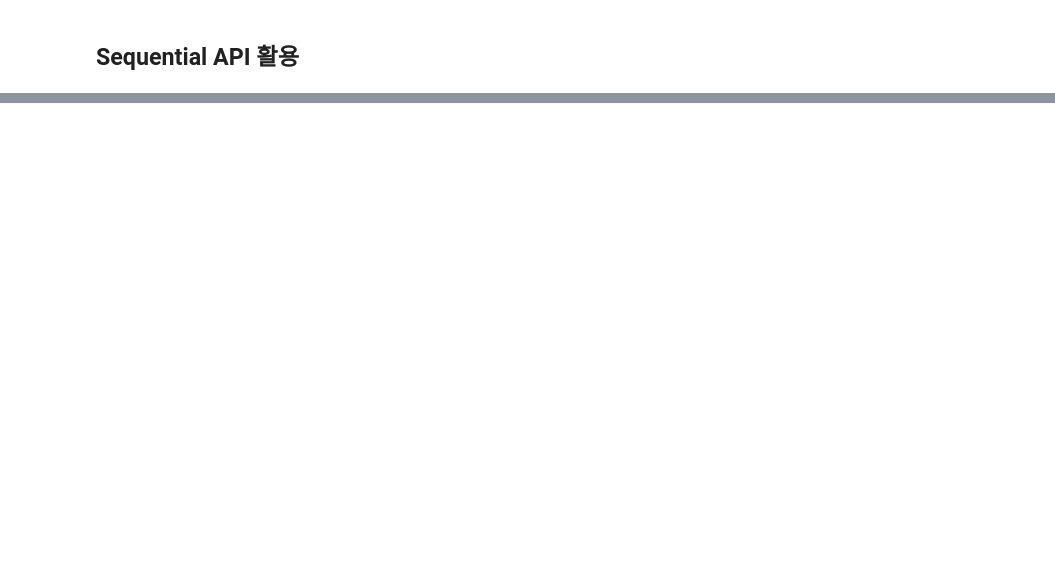
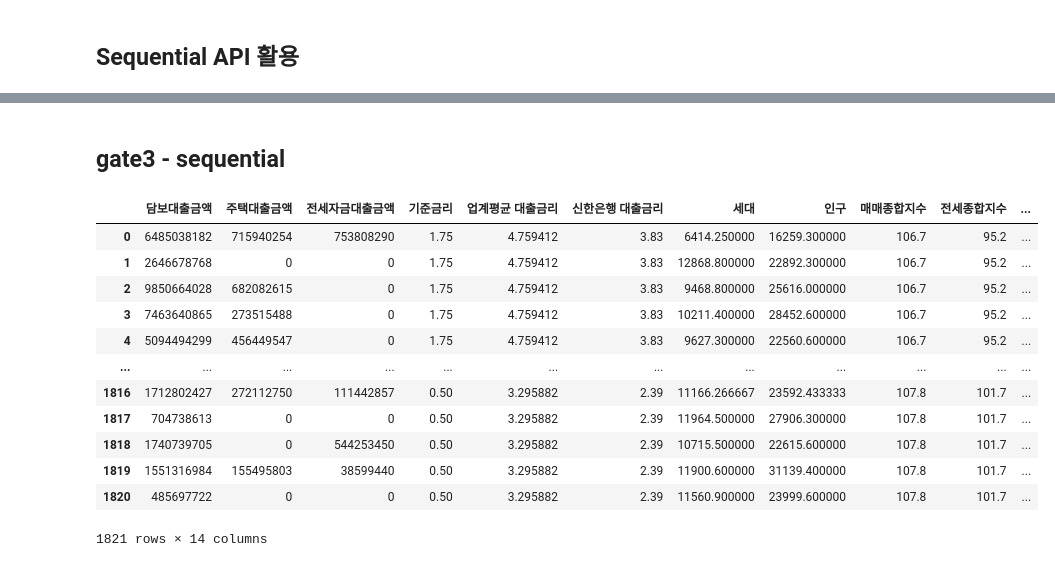
Before and after one commit to jun3599/finacial_-analysis, a Jupyter notebook: A_prototype_of_a_loan_demand_prediction_model.ipynb, the cells around one changed output, grey strips where cells are left out. Saved outputs shown, nothing was run; the diff lists cells and outputs as text; code cells hidden in the pictures; blank space fills up the shorter version.

```diff
--- a/A_prototype_of_a_loan_demand_prediction_model.ipynb
+++ b/A_prototype_of_a_loan_demand_prediction_model.ipynb
@@ -791,0 +999,22 @@ loss : 0.009150239638984203
+# %% [markdown]
+## gate3 - sequential
+# %%
+data = new[['담보대출금액', '주택대출금액', '전세자금대출금액', '기준금리',
+       '업계평균 대출금리', '신한은행 대출금리', '세대', '인구', '매매종합지수', '전세종합지수', '경제성장률(분기)',
+       '소비자물가상승률(월)', '소비자물가지수(전국)', '소비자물가지수(서울)']]
+# %%
+data
+# %% [output]
+|  | 담보대출금액 | 주택대출금액 | 전세자금대출금액 | 기준금리 | 업계평균 대출금리 | 신한은행 대출금리 | 세대 | 인구 | 매매종합지수 | 전세종합지수 | ... |
+| 0 | 6485038182 | 715940254 | 753808290 | 1.75 | 4.759412 | 3.83 | 6414.250000 | 16259.300000 | 106.7 | 95.2 | ... |
+| 1 | 2646678768 | 0 | 0 | 1.75 | 4.759412 | 3.83 | 12868.800000 | 22892.300000 | 106.7 | 95.2 | ... |
+| 2 | 9850664028 | 682082615 | 0 | 1.75 | 4.759412 | 3.83 | 9468.800000 | 25616.000000 | 106.7 | 95.2 | ... |
+| 3 | 7463640865 | 273515488 | 0 | 1.75 | 4.759412 | 3.83 | 10211.400000 | 28452.600000 | 106.7 | 95.2 | ... |
+| 4 | 5094494299 | 456449547 | 0 | 1.75 | 4.759412 | 3.83 | 9627.300000 | 22560.600000 | 106.7 | 95.2 | ... |
+| ... | ... | ... | ... | ... | ... | ... | ... | ... | ... | ... | ... |
+| 1816 | 1712802427 | 272112750 | 111442857 | 0.50 | 3.295882 | 2.39 | 11166.266667 | 23592.433333 | 107.8 | 101.7 | ... |
+| 1817 | 704738613 | 0 | 0 | 0.50 | 3.295882 | 2.39 | 11964.500000 | 27906.300000 | 107.8 | 101.7 | ... |
+| 1818 | 1740739705 | 0 | 544253450 | 0.50 | 3.295882 | 2.39 | 10715.500000 | 22615.600000 | 107.8 | 101.7 | ... |
+| 1819 | 1551316984 | 155495803 | 38599440 | 0.50 | 3.295882 | 2.39 | 11900.600000 | 31139.400000 | 107.8 | 101.7 | ... |
+| 1820 | 485697722 | 0 | 0 | 0.50 | 3.295882 | 2.39 | 11560.900000 | 23999.600000 | 107.8 | 101.7 | ... |
+1821 rows × 14 columns
```
Also changed, not shown: parts of 83 cells of this notebook, 1 other file.
